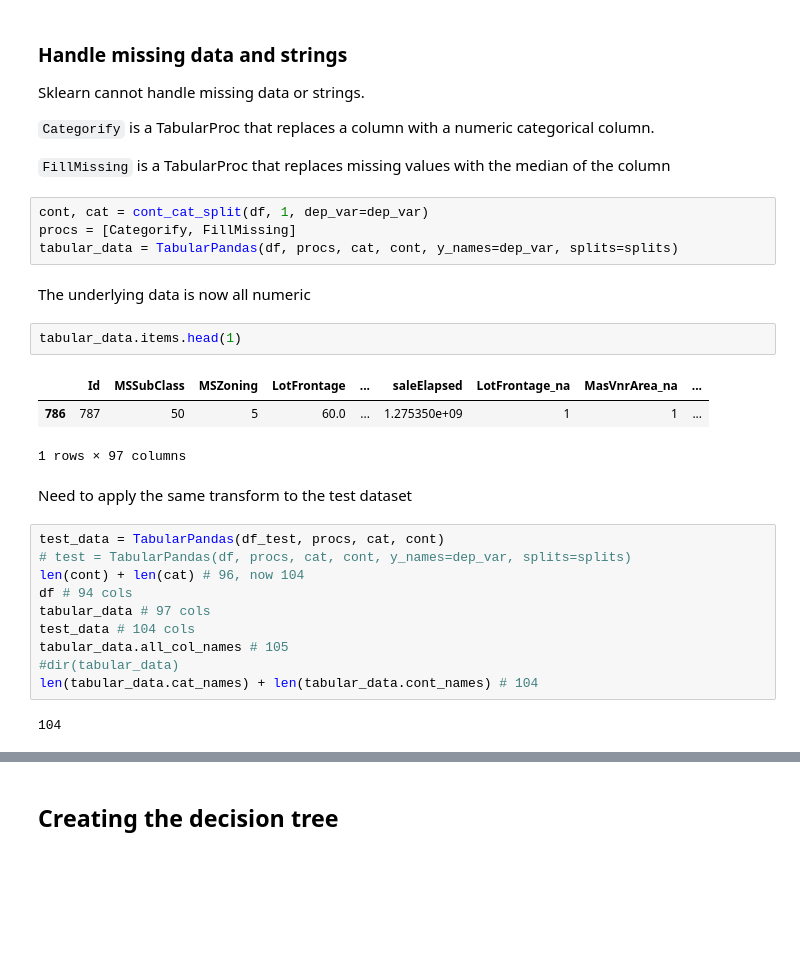
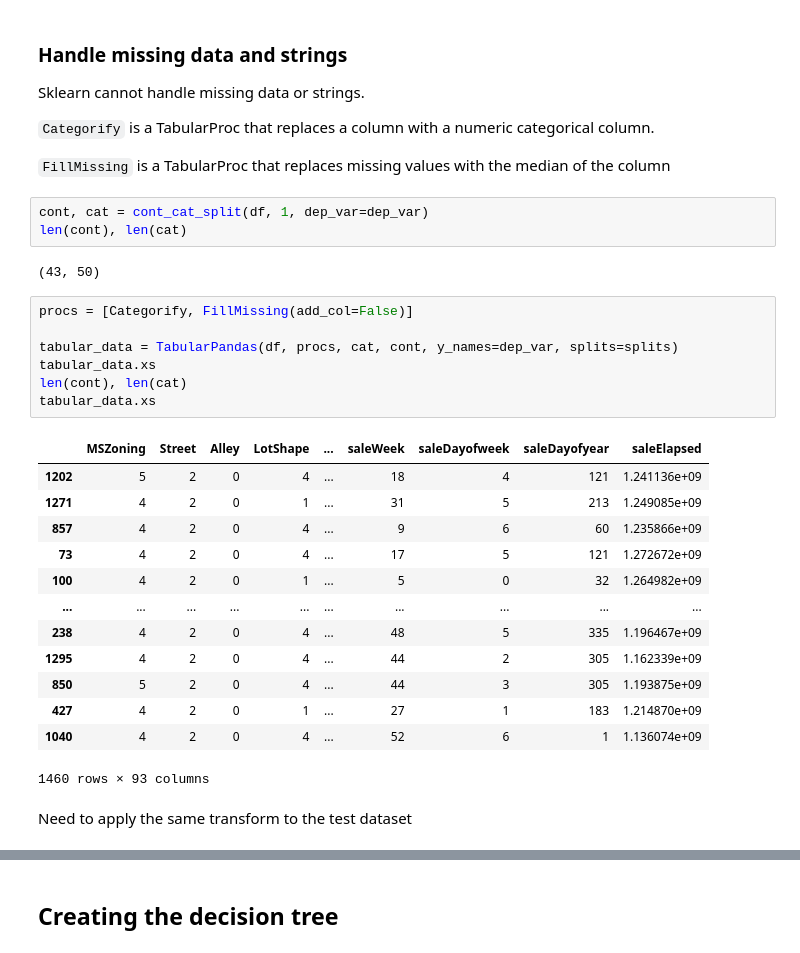
Before and after one commit to divo/ai, a Jupyter notebook: kaggle/house-prices-competition.ipynb, the cells around one changed output, grey strips where cells are left out. Cells and saved outputs as stored; diff of their text form; blank space fills up the shorter version.

```diff
--- a/kaggle/house-prices-competition.ipynb
+++ b/kaggle/house-prices-competition.ipynb
@@ -200,29 +170,31 @@ Sklearn cannot handle missing data or strings.
 `Categorify` is a TabularProc that replaces a column with a numeric categorical column.
 
 `FillMissing` is a TabularProc that replaces missing values with the median of the column
+# %%
+cont, cat = cont_cat_split(df, 1, dep_var=dep_var)
+len(cont), len(cat)
+# %% [output]
+(43, 50)
 # %%
-cont, cat = cont_cat_split(df, 1, dep_var=dep_var)
-procs = [Categorify, FillMissing]
+procs = [Categorify, FillMissing(add_col=False)]
+
 tabular_data = TabularPandas(df, procs, cat, cont, y_names=dep_var, splits=splits)
+tabular_data.xs
+len(cont), len(cat)
+tabular_data.xs
+# %% [output]
+|  | MSZoning | Street | Alley | LotShape | ... | saleWeek | saleDayofweek | saleDayofyear | saleElapsed |
+| 1202 | 5 | 2 | 0 | 4 | ... | 18 | 4 | 121 | 1.241136e+09 |
+| 1271 | 4 | 2 | 0 | 1 | ... | 31 | 5 | 213 | 1.249085e+09 |
+| 857 | 4 | 2 | 0 | 4 | ... | 9 | 6 | 60 | 1.235866e+09 |
+| 73 | 4 | 2 | 0 | 4 | ... | 17 | 5 | 121 | 1.272672e+09 |
+| 100 | 4 | 2 | 0 | 1 | ... | 5 | 0 | 32 | 1.264982e+09 |
+| ... | ... | ... | ... | ... | ... | ... | ... | ... | ... |
+| 238 | 4 | 2 | 0 | 4 | ... | 48 | 5 | 335 | 1.196467e+09 |
+| 1295 | 4 | 2 | 0 | 4 | ... | 44 | 2 | 305 | 1.162339e+09 |
+| 850 | 5 | 2 | 0 | 4 | ... | 44 | 3 | 305 | 1.193875e+09 |
+| 427 | 4 | 2 | 0 | 1 | ... | 27 | 1 | 183 | 1.214870e+09 |
+| 1040 | 4 | 2 | 0 | 4 | ... | 52 | 6 | 1 | 1.136074e+09 |
+1460 rows × 93 columns
-# %% [markdown]
-The underlying data is now all numeric
-# %%
-tabular_data.items.head(1)
-# %% [output]
-|  | Id | MSSubClass | MSZoning | LotFrontage | ... | saleElapsed | LotFrontage_na | MasVnrArea_na | ... |
-| 786 | 787 | 50 | 5 | 60.0 | ... | 1.275350e+09 | 1 | 1 | ... |
-1 rows × 97 columns
 # %% [markdown]
 Need to apply the same transform to the test dataset
-# %%
-test_data = TabularPandas(df_test, procs, cat, cont)
-# test = TabularPandas(df, procs, cat, cont, y_names=dep_var, splits=splits)
-len(cont) + len(cat) # 96, now 104
-df # 94 cols
-tabular_data # 97 cols
-test_data # 104 cols
-tabular_data.all_col_names # 105
-#dir(tabular_data)
-len(tabular_data.cat_names) + len(tabular_data.cont_names) # 104
-# %% [output]
-104
```
Also changed, not shown: parts of 19 cells of this notebook, 1 other file.
